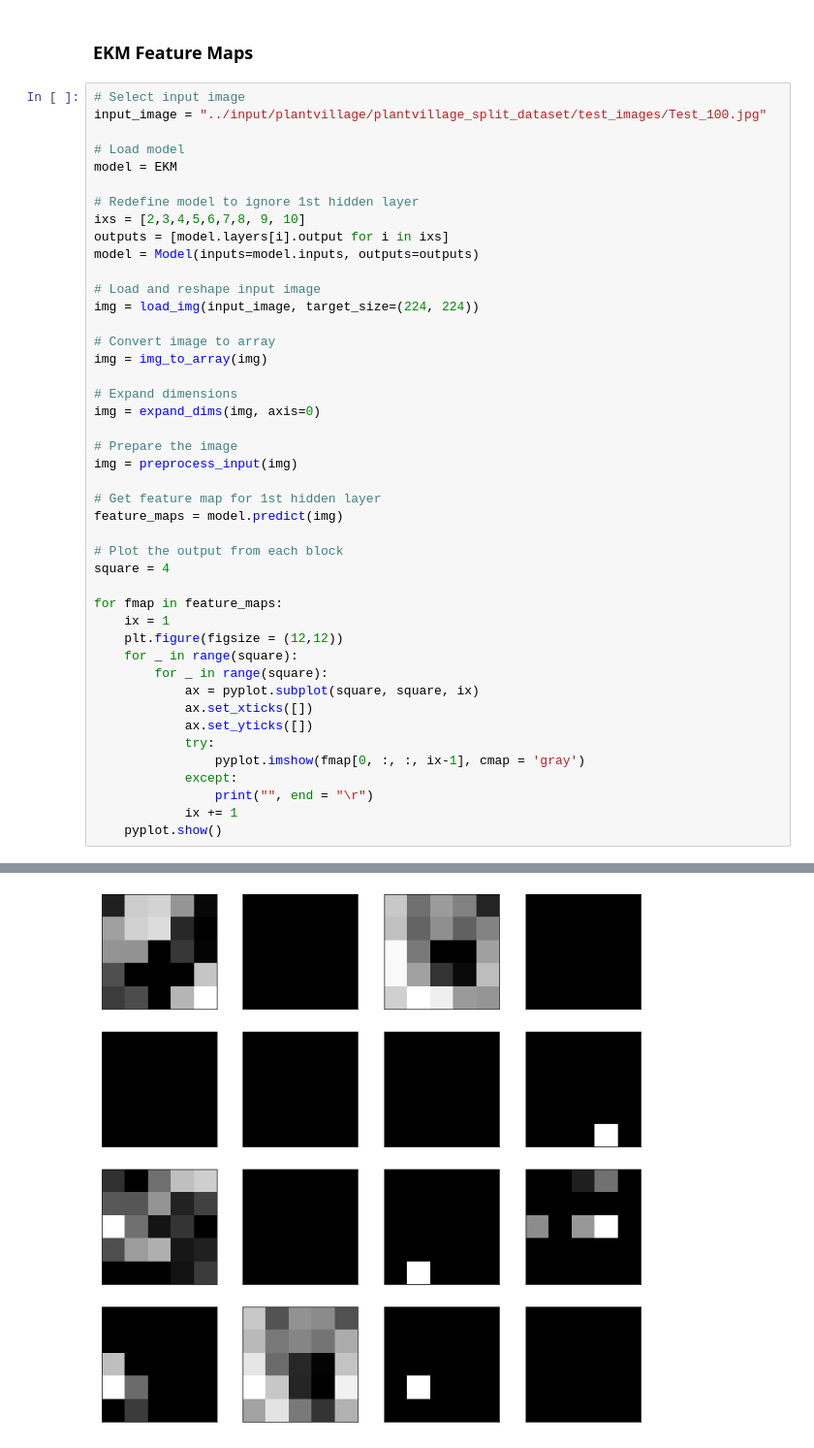
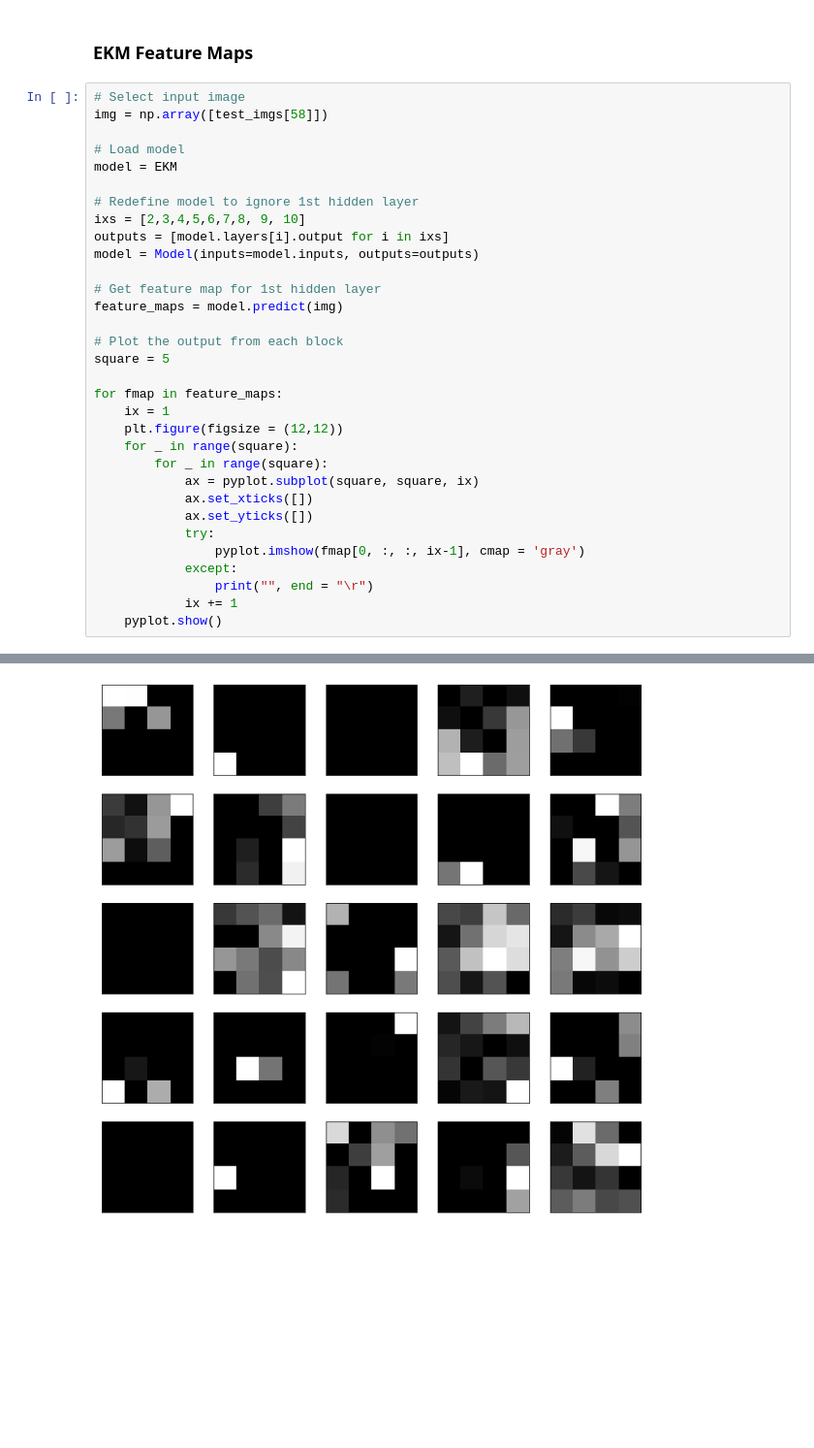
Before and after one commit to pitmonticone/PlantDiseaseClassification, a Jupyter notebook: Notebooks/Pietro/NeuralNetworksProject.ipynb, the cells around one changed output, grey strips where cells are left out. Shown at 97% size. Drawn from its saved outputs; the diff is of its cells as text; blank space fills up the shorter version.

```diff
--- a/Notebooks/Pietro/NeuralNetworksProject.ipynb
+++ b/Notebooks/Pietro/NeuralNetworksProject.ipynb
@@ -1057,7 +1068,7 @@ _________________________________________________________________
 ### EKM Feature Maps
 # %%
 # Select input image
-input_image = "../input/plantvillage/plantvillage_split_dataset/test_images/Test_100.jpg"
+img = np.array([test_imgs[58]])
 
 # Load model
 model = EKM
@@ -1067,23 +1078,11 @@ ixs = [2,3,4,5,6,7,8, 9, 10]
 outputs = [model.layers[i].output for i in ixs]
 model = Model(inputs=model.inputs, outputs=outputs)
 
-# Load and reshape input image
-img = load_img(input_image, target_size=(224, 224))
-
-# Convert image to array
-img = img_to_array(img)
-
-# Expand dimensions
-img = expand_dims(img, axis=0)
-
-# Prepare the image
-img = preprocess_input(img)
-
 # Get feature map for 1st hidden layer
 feature_maps = model.predict(img)
 
 # Plot the output from each block
-square = 4
+square = 5
 
 for fmap in feature_maps:
     ix = 1
@@ -1110 +1109 @@ for fmap in feature_maps:
-[figure, old version]
+[figure, new version]
```
Also changed, not shown: parts of 10 cells of this notebook, 29 other files.
